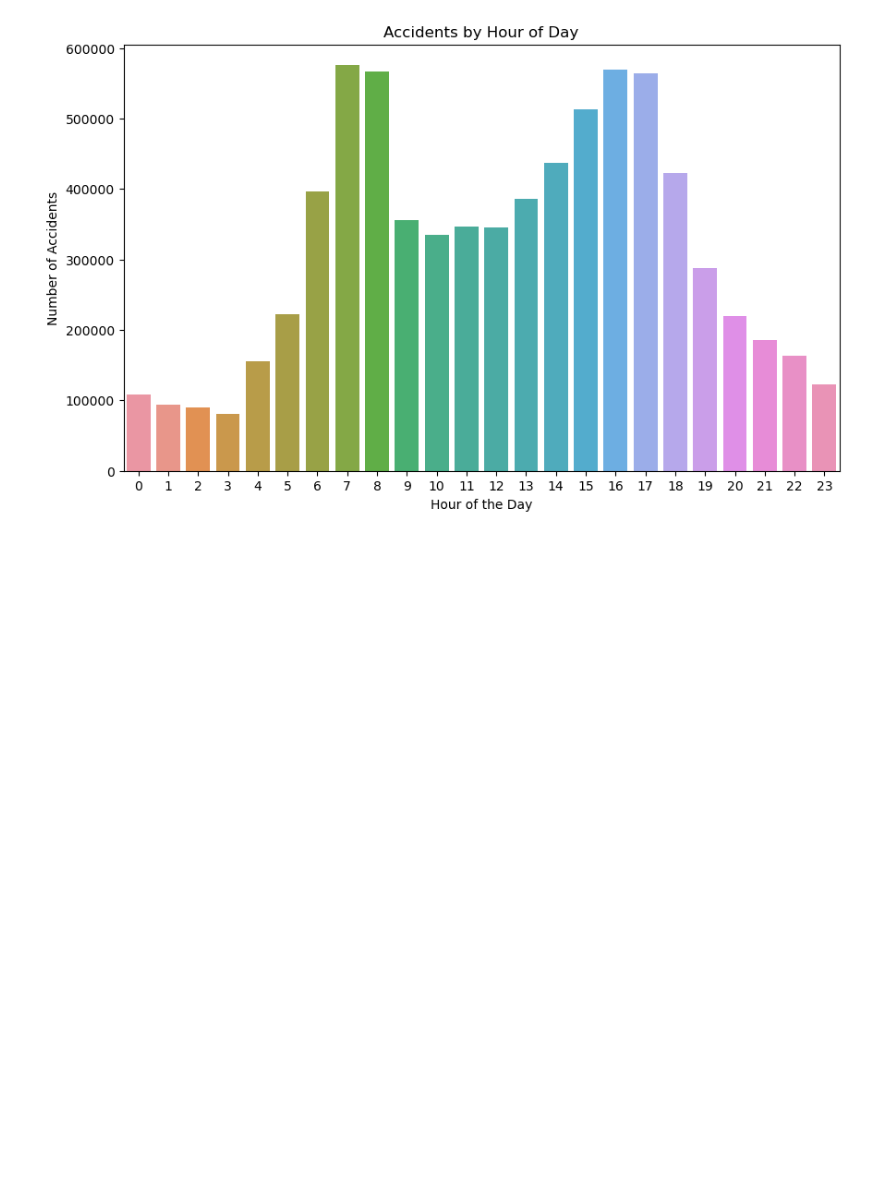
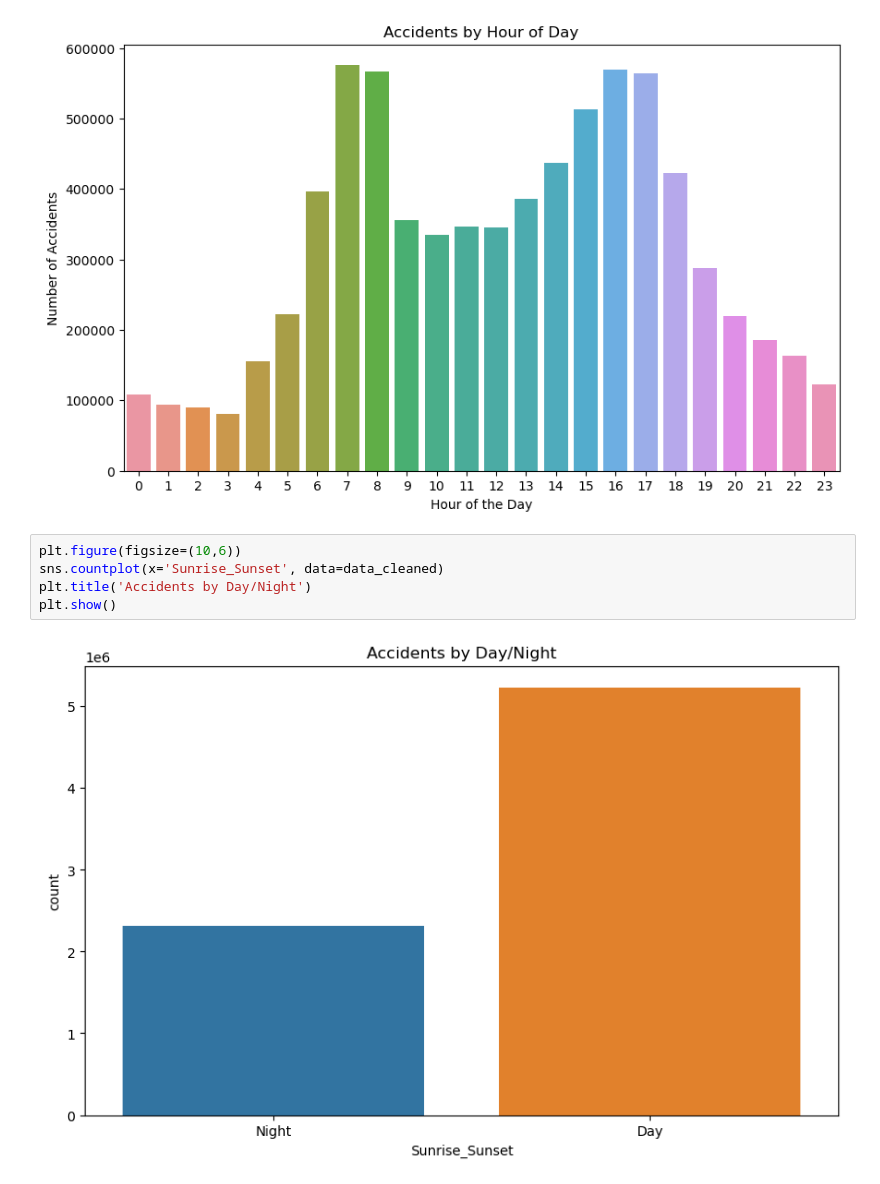
Before and after one commit to roshansrini26/PRODIGY_DS_05, a Jupyter notebook: Task5 latest.ipynb, the cells around one changed output. Cells and saved outputs as stored; diff of their text form; blank space fills up the shorter version.

```diff
--- a/Task5 latest.ipynb
+++ b/Task5 latest.ipynb
@@ -88,3 +88,10 @@ plt.ylabel('Number of Accidents')
 plt.show()
 # %% [output]
 [figure]
+# %%
+plt.figure(figsize=(10,6))
+sns.countplot(x='Sunrise_Sunset', data=data_cleaned)
+plt.title('Accidents by Day/Night')
+plt.show()
+# %% [output]
+[figure, added]
```
Also changed, not shown: parts of 1 cell of this notebook.
